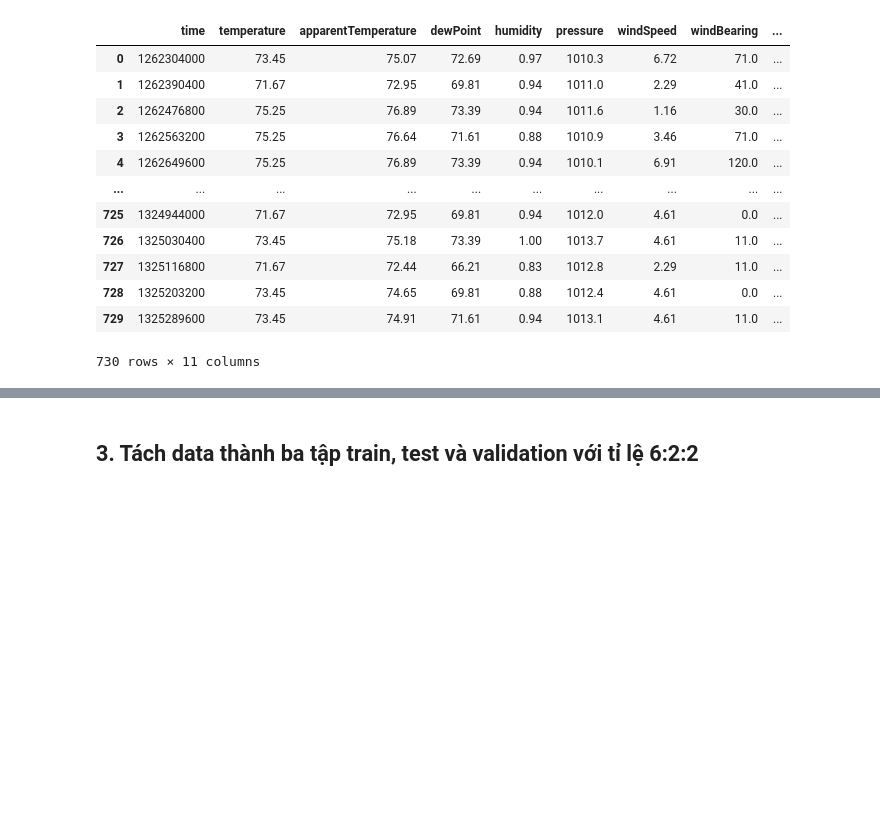
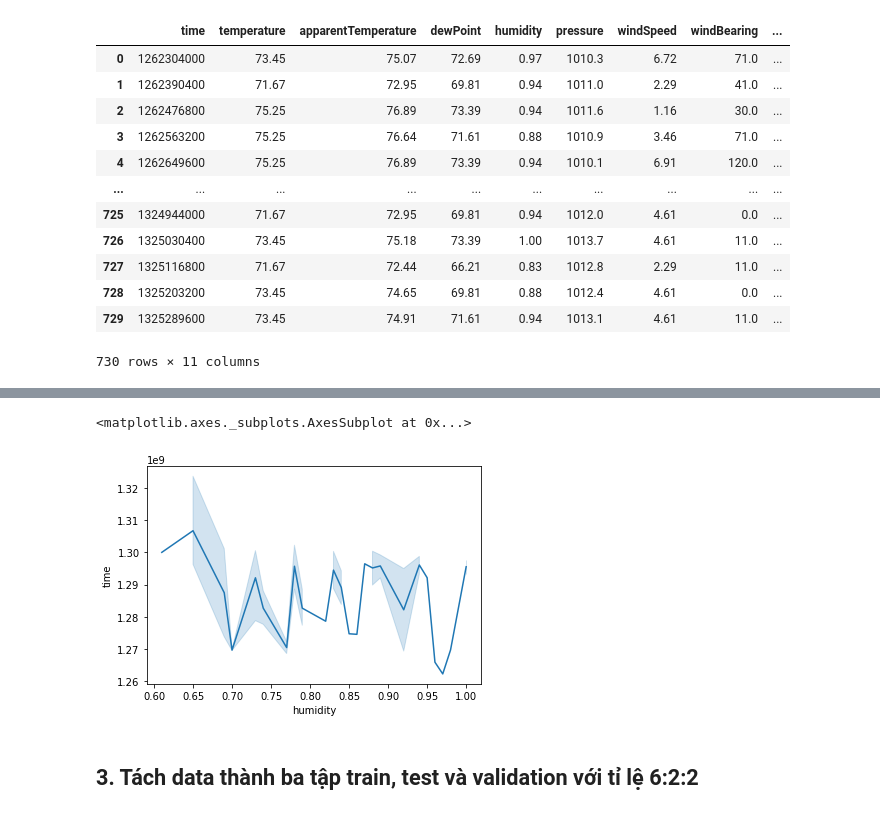
Before and after one commit to hungnd08/DS_Final_Project, a Jupyter notebook: FinalProject.ipynb, the cells around one changed output, grey strips where cells are left out. Cells and saved outputs as stored; diff of their text form; code cells hidden in the pictures; blank space fills up the shorter version.

```diff
--- a/FinalProject.ipynb
+++ b/FinalProject.ipynb
@@ -41,3 +64,8 @@ data_df
+# %%
+sns.lineplot(data_df.humidity, data_df.time)
+# %% [output]
+<matplotlib.axes._subplots.AxesSubplot at 0x...>
+[figure, added]
 # %% [markdown]
 ## 3. Tách data thành ba tập train, test và validation với tỉ lệ 6:2:2
 # %%
```
Also changed, not shown: parts of 14 cells of this notebook, 2 other files.
